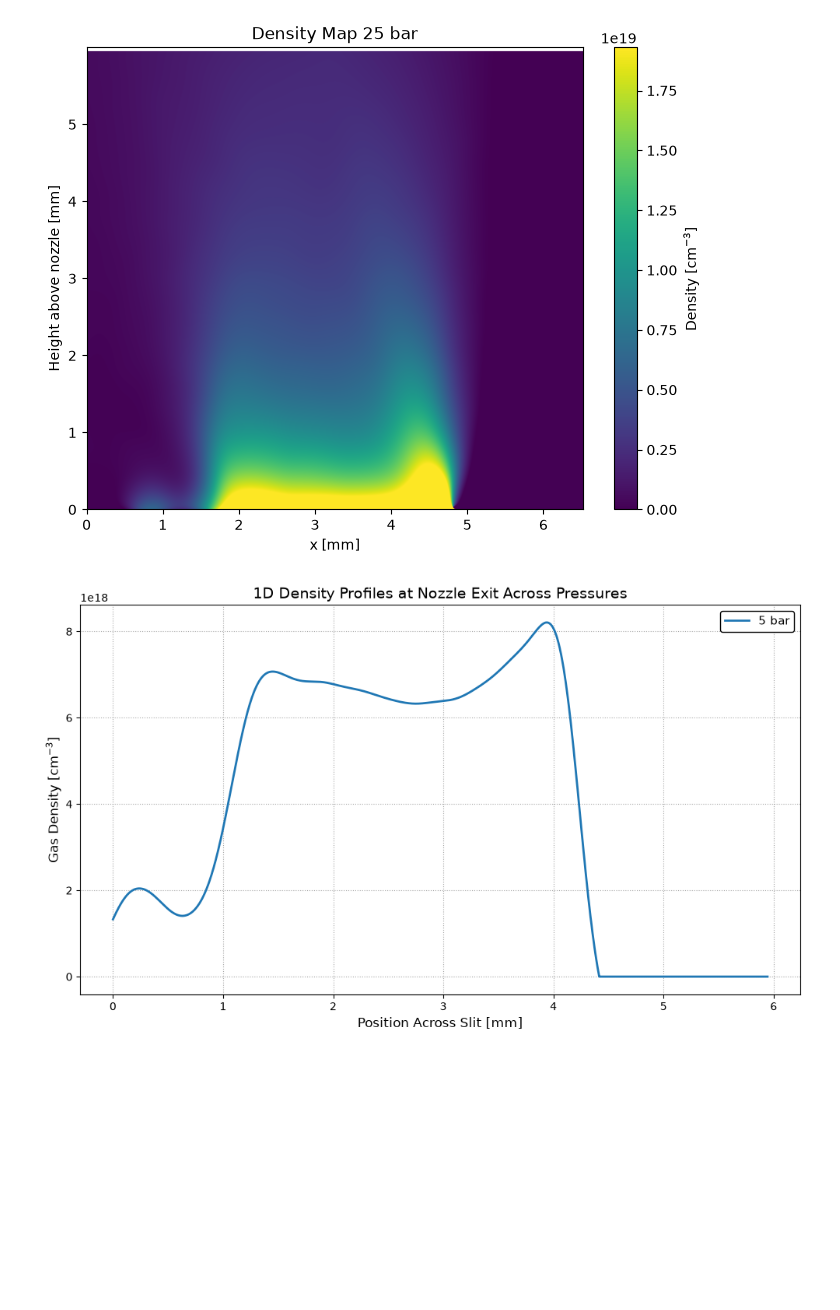
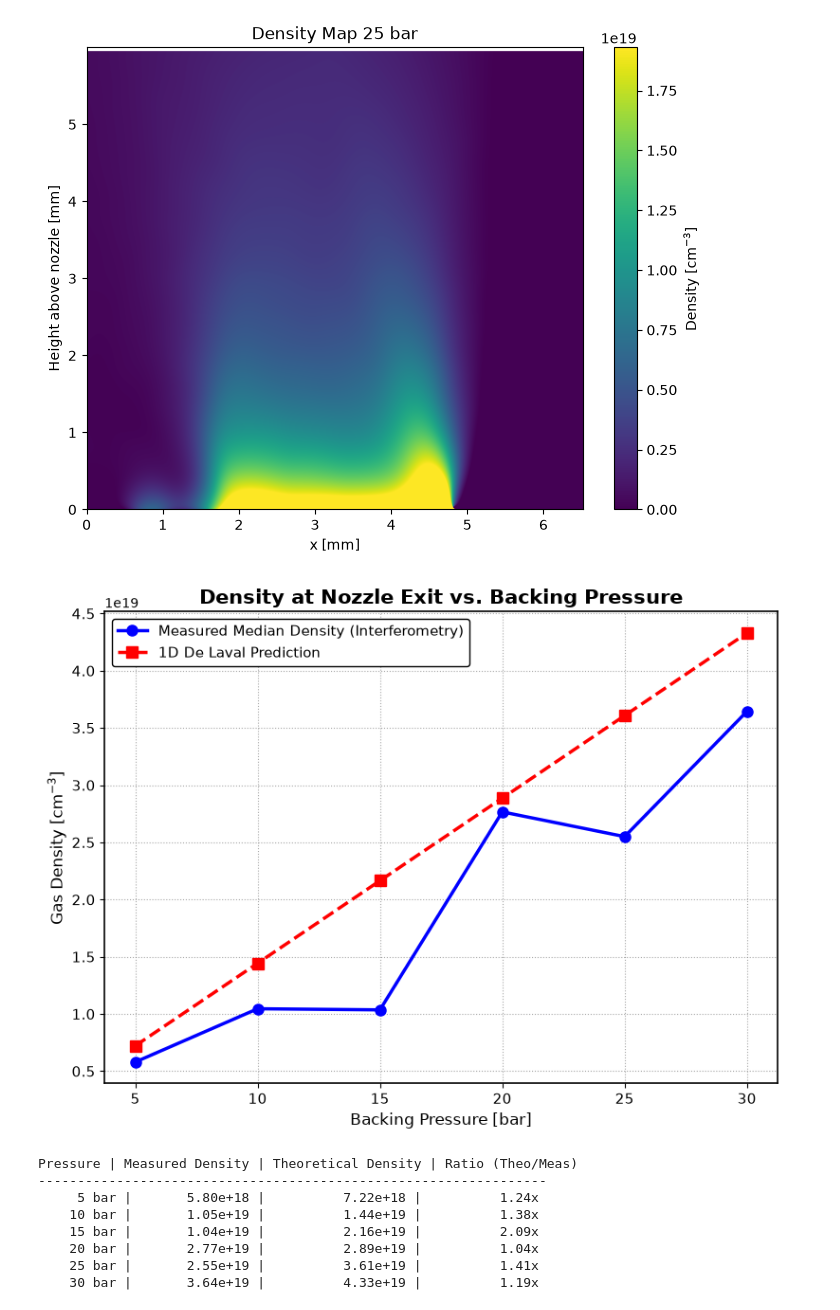
Before and after one commit to MalkaTargetry/nozzle_analysis, a Jupyter notebook: notebooks/nozzle_142.ipynb, the cells around one changed output. Saved outputs shown, nothing was run; the diff lists cells and outputs as text; code cells hidden in the pictures; blank space fills up the shorter version.

```diff
--- a/notebooks/nozzle_142.ipynb
+++ b/notebooks/nozzle_142.ipynb
@@ -764,44 +824,77 @@ measured_exit_lineout_25bar = density_map_25bar[edge_z_pixel, int(x_left):int(x_
 # %% [output]
 [figure]
 # %%
+# %% [markdown]
+# # Density vs Pressure Comparison
+
 # %%
-fig, ax = plt.subplots(figsize=(10, 6), facecolor="white")
+import numpy as np
+import matplotlib.pyplot as plt
+
+# 1. Define pressures and gather the lineouts
+pressures = np.array([5, 10, 15, 20, 25, 30])
+lineouts = [
+    measured_exit_lineout_5bar,
+    measured_exit_lineout_10bar,
+    measured_exit_lineout_15bar,
+    measured_exit_lineout_20bar,
+    measured_exit_lineout_25bar,
+    measured_exit_lineout_30bar
+]
+
+# 2. Calculate the measured median density for each pressure
+measured_medians = np.array([np.median(lineout) for lineout in lineouts])
+
+# 3. Calculate the theoretical peak density for each pressure
+theoretical_peak_density_30bar = 4.33e19
+theoretical_densities = (pressures / 30.0) * theoretical_peak_density_30bar
+
+# 4. Plotting
+fig, ax = plt.subplots(figsize=(8, 6), facecolor="white")
 ax.set_facecolor("white")
 
-# Dictionary mapping labels to their corresponding lineout variables
-lineouts = {
-    "5 bar": measured_exit_lineout_5bar,
-    # "10 bar": measured_exit_lineout_10bar,
-    # "15 bar": measured_exit_lineout_15bar,
-    # "20 bar": measured_exit_lineout_20bar,
-    # "25 bar": measured_exit_lineout_25bar,
-    # "30 bar": measured_exit_lineout_30bar
-}
+# Plot empirical measurements
+ax.plot(pressures, measured_medians, marker='o', color="blue", linewidth=2.5, markersize=8,
+        label="Measured Median Density (Interferometry)")
 
-# Plot each density profile
-for label, lineout in lineouts.items():
-    # Calculate the x-axis for this specific lineout based on its length
-    x_axis_mm = np.arange(len(lineout)) * px_to_mm
-    ax.plot(x_axis_mm, lineout, label=label, linewidth=2)
+# Plot theoretical predictions
+ax.plot(pressures, theoretical_densities, marker='s', color="red", linestyle="--", linewidth=2.5, markersize=8,
+        label="1D De Laval Prediction")
 
-# Format title and axes
-ax.set_title("1D Density Profiles at Nozzle Exit Across Pressures", fontsize=14, color="black")
-ax.set_xlabel("Position Across Slit [mm]", fontsize=12, color="black")
+# Formatting - Forcing colors to black for dark mode IDEs
+ax.set_title("Density at Nozzle Exit vs. Backing Pressure", fontsize=15, color="black", fontweight="bold")
+ax.set_xlabel("Backing Pressure [bar]", fontsize=12, color="black")
 ax.set_ylabel("Gas Density [cm$^{-3}$]", fontsize=12, color="black")
-ax.tick_params(colors="black")
+ax.tick_params(colors="black", labelsize=11)
 
-# Force plot borders (spines) to be black
+# Force the plot borders (spines) to be black
 for spine in ax.spines.values():
     spine.set_color("black")
+    spine.set_linewidth(1.2)
 
 ax.grid(True, linestyle=":", alpha=0.7, color="gray")
 
-# Place and format legend
-legend = ax.legend(loc="upper right", fontsize=11, facecolor="white", framealpha=1.0, edgecolor="black")
+# Place legend in the upper left and force text to black
+legend = ax.legend(loc="upper left", fontsize=11, facecolor="white", framealpha=1.0, edgecolor="black")
 for text in legend.get_texts():
     text.set_color("black")
 
 plt.tight_layout()
 plt.show()
+
+# Print out the discrepancy ratios for review
+print("Pressure | Measured Density | Theoretical Density | Ratio (Theo/Meas)")
+print("-" * 65)
+for p, meas, theo in zip(pressures, measured_medians, theoretical_densities):
+    ratio = theo / meas
+    print(f"{p:>6} bar | {meas:>14.2e} | {theo:>17.2e} | {ratio:>13.2f}x")
 # %% [output]
-[figure, old version]
+[figure, new version]
+Pressure | Measured Density | Theoretical Density | Ratio (Theo/Meas)
+-----------------------------------------------------------------
+     5 bar |       5.80e+18 |          7.22e+18 |          1.24x
+    10 bar |       1.05e+19 |          1.44e+19 |          1.38x
+    15 bar |       1.04e+19 |          2.16e+19 |          2.09x
+    20 bar |       2.77e+19 |          2.89e+19 |          1.04x
+    25 bar |       2.55e+19 |          3.61e+19 |          1.41x
+    30 bar |       3.64e+19 |          4.33e+19 |          1.19x
```
Also changed, not shown: parts of 1 cell of this notebook.
